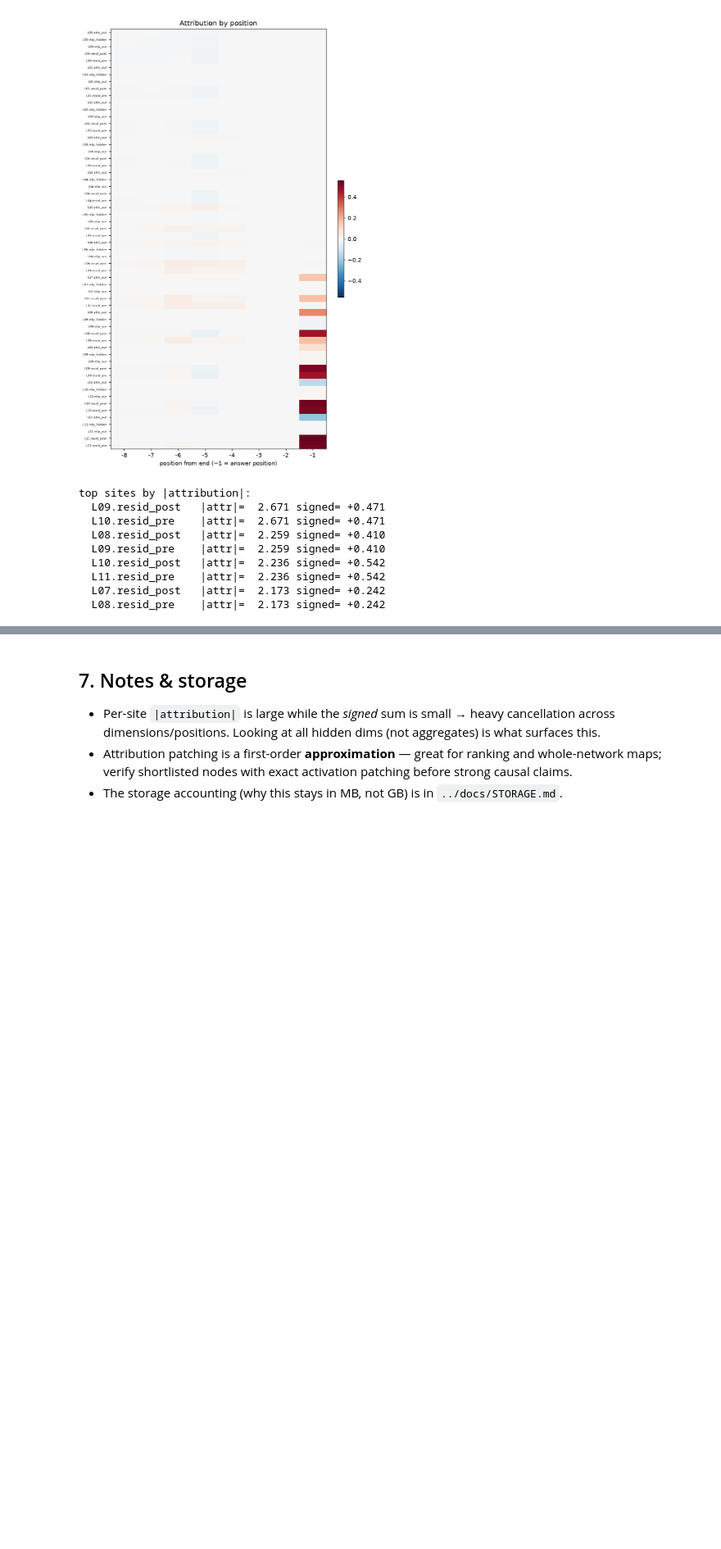
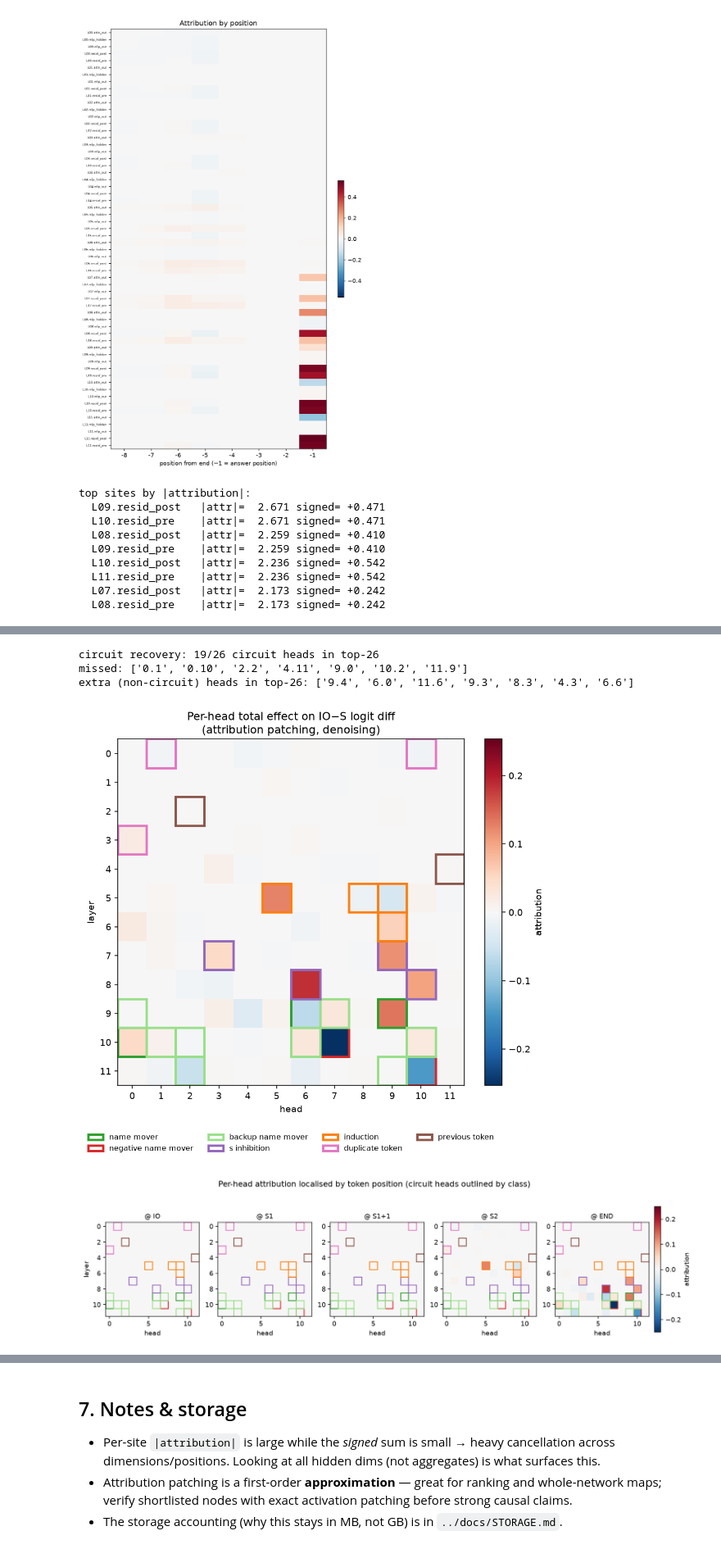
Before and after one commit to nahatav/gpt2-ioi-full-activations, a Jupyter notebook: notebooks/ioi_full_activations.ipynb, the cells around one changed output, grey strips where cells are left out. Shown at 82% size. Saved outputs shown, nothing was run; the diff lists cells and outputs as text; code cells hidden in the pictures; blank space fills up the shorter version.

Commit message:
Notebook: add Part 2 head-level circuit tracing; re-run on GPU (nnsight inspection fixed)
Co-Authored-By: Claude Opus 4.8 <noreply@anthropic.com>

```diff
--- a/notebooks/ioi_full_activations.ipynb
+++ b/notebooks/ioi_full_activations.ipynb
@@ -148,0 +148,20 @@ top sites by |attribution|:
+# %%
+from src import heads, analysis, headviz, circuitdiagram
+res = heads.run_head_attribution(model, batches, progress=lambda *_: None)
+rep = analysis.report(res, top_k=26)
+cov = rep['coverage']
+print(f"circuit recovery: {cov['n_recovered_in_top_k']}/{cov['n_circuit']} circuit heads in top-26")
+print("missed:", [h['head'] for h in cov['heads'] if not h['in_top_k']])
+print("extra (non-circuit) heads in top-26:", [e['head'] for e in rep['extras_in_top_k']])
+# %% [output]
+circuit recovery: 19/26 circuit heads in top-26
+missed: ['0.1', '0.10', '2.2', '4.11', '9.0', '10.2', '11.9']
+extra (non-circuit) heads in top-26: ['9.4', '6.0', '11.6', '9.3', '8.3', '4.3', '6.6']
+# %%
+headviz.head_heatmap(res, f'{FIGS}/nb_heads_total.png')
+display(Image(f'{FIGS}/nb_heads_total.png'))
+headviz.head_position_panel(res, f'{FIGS}/nb_heads_by_pos.png')
+display(Image(f'{FIGS}/nb_heads_by_pos.png'))
+# %% [output]
+[figure, added]
+[figure, added]
```
Also changed, not shown: parts of 4 cells of this notebook, 3 other files.
